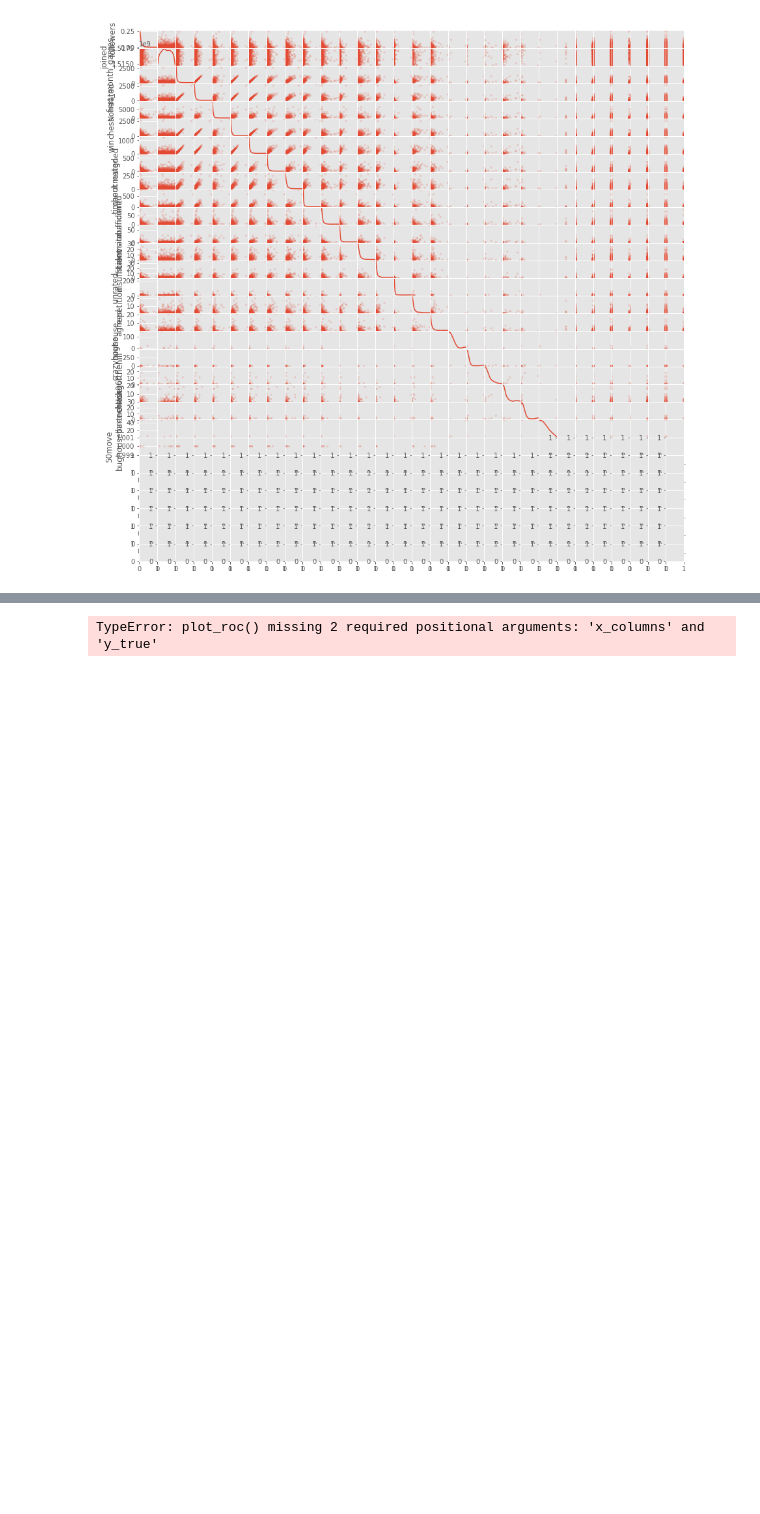
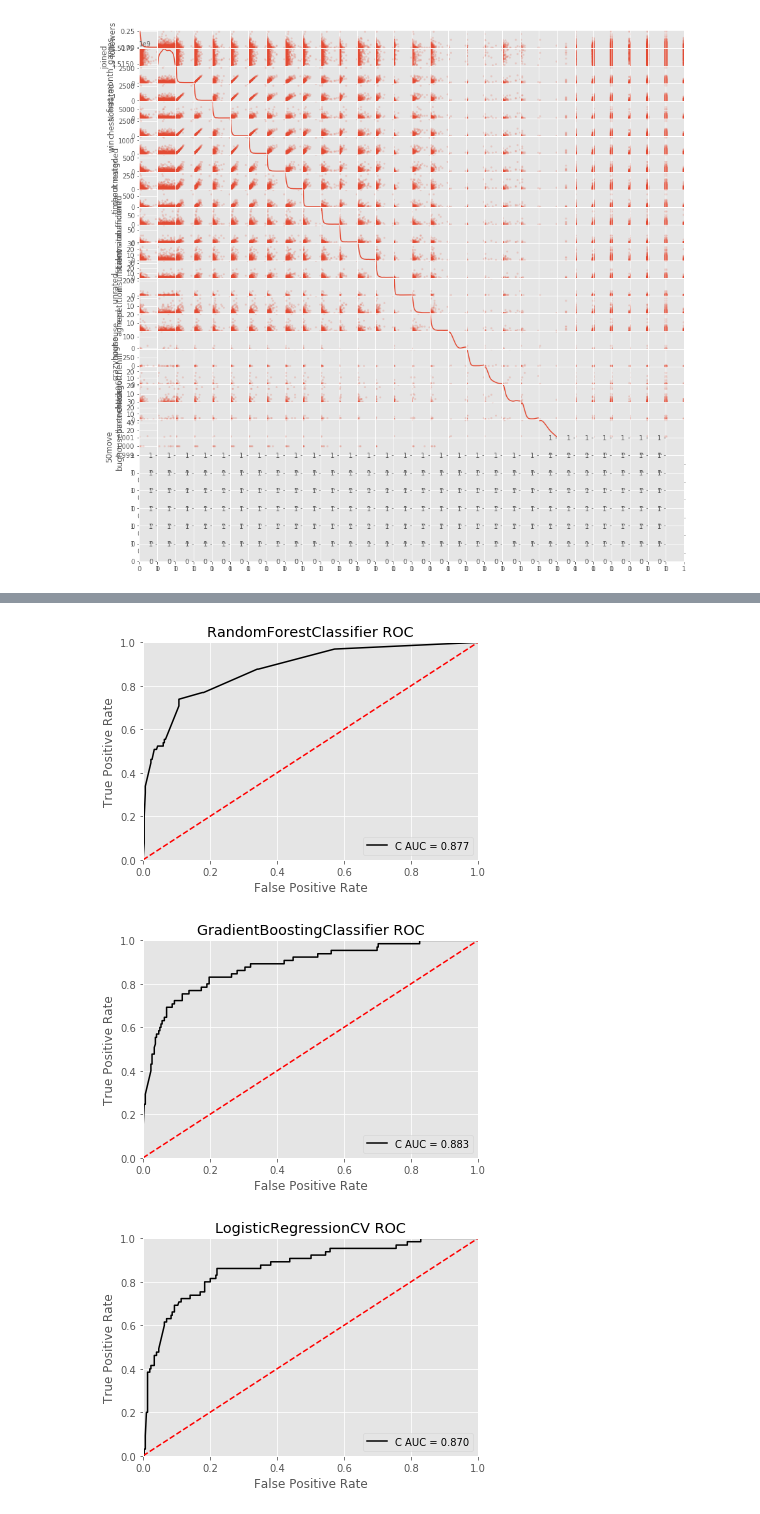
Before and after one commit to Bmcgarry194/ChessStyle, a Jupyter notebook: Chess_EDA.ipynb, the cells around one changed output, grey strips where cells are left out. Cells and saved outputs as stored; diff of their text form; code cells hidden in the pictures; blank space fills up the shorter version.

```diff
--- a/Chess_EDA.ipynb
+++ b/Chess_EDA.ipynb
@@ -78,7 +78,7 @@ def results_games(df, player, month, game):
     result_for_black = df['games'][player][month][0]['games'][game]['black']['result']
 
     if is_in_fist_30_days(df, player, month, game):
-        if df['games'][player][month][0]['games'][game]['white'] == df['username'][0]:
+        if df['games'][player][month][0]['games'][game]['white']['username'] == df['username'][0]:
             return result_for_white
         else:
             return result_for_black
@@ -201,7 +201,7 @@ def make_X_y(df):
     #assign X and y variables
     y = df['inactive']
 
-    X = df[['followers','first_month_games', 'rated','chess', 'win', 'resigned', 'checkmated', 'timeout',
+    X = df[['first_month_games', 'rated','chess', 'win', 'resigned', 'checkmated', 'timeout',
        'abandoned', 'timevsinsufficient', 'stalemate', 'insufficient',
        'unrated', 'repetition', 'agreed', 'bughouse', 'crazyhouse',
        'kingofthehill', 'chess960', 'threecheck', 'has_name', 'has_location', 'has_avatar',
@@ -355,27 +378,29 @@ plot_best_features(values, features)
 # %%
 def plot_roc(model, x_columns, y_true):
     y_pred = model.predict_proba(x_columns)
 
     fpr, tpr, threshold = roc_curve(y_true, y_pred[:,1])
     area_under_curve = auc(fpr, tpr)
 
     # method I: plt
     fig, ax = plt.subplots()
     model_name = str(type(model)).split('.')[-1].strip(">\'")
     plt.title(f'{model_name} ROC')
     ax.plot(fpr, tpr, 'k', label = 'C AUC = %0.3f' % area_under_curve)
 
     ax.legend(loc = 'lower right')
     ax.plot([0, 1], [0, 1],'r--')
     plt.xlim([0, 1])
     plt.ylim([0, 1])
     plt.ylabel('True Positive Rate')
     plt.xlabel('False Positive Rate')
     plt.show()
 
 # plot_roc([random_forest_testrun, gradient_boost, logistic_model], X_test, y_test)
-plot_roc([random_forest_testrun, X_test, y_test])
+plot_roc(random_forest_testrun, X_test, y_test)
 plot_roc(gradient_boost, X_test, y_test)
 plot_roc(logistic_model, X_test, y_test)
 # %% [output]
-TypeError: plot_roc() missing 2 required positional arguments: 'x_columns' and 'y_true'
+[figure, added]
+[figure, added]
+[figure, added]
```
Also changed, not shown: parts of 9 cells of this notebook.
